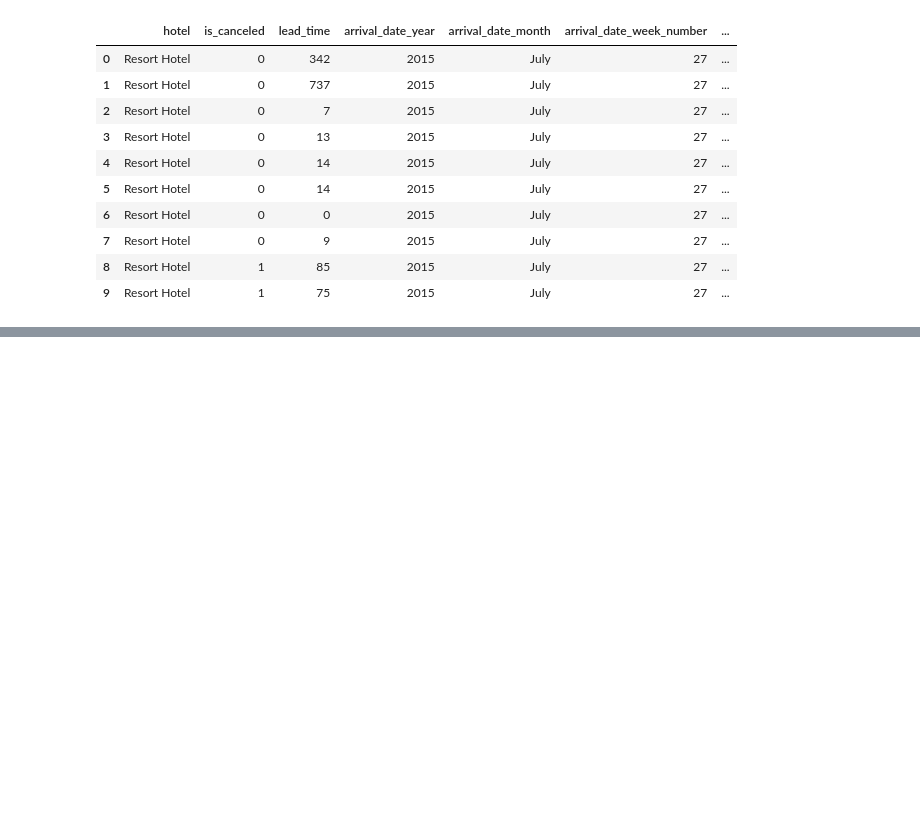
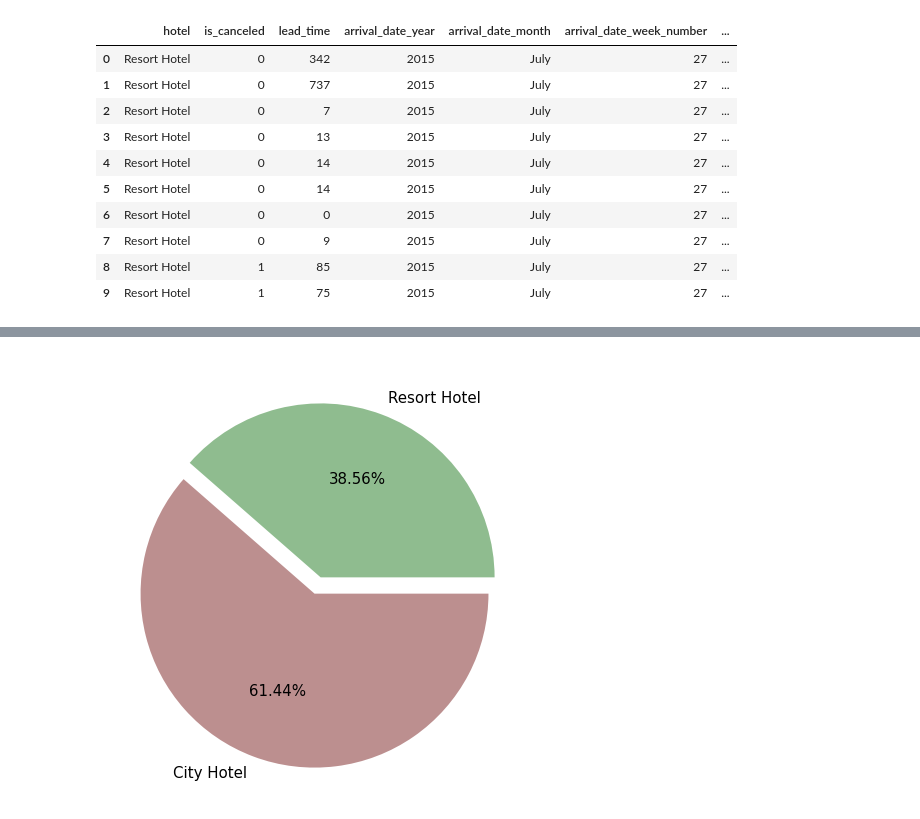
Before and after one commit to yraj1996/hotel_booking_analysis-EDA, a Jupyter notebook: Copy_of_Hotel_Booking_Analysis_Capstone_Project.ipynb, the cells around one changed output, grey strips where cells are left out. Saved outputs shown, nothing was run; the diff lists cells and outputs as text; code cells hidden in the pictures; blank space fills up the shorter version.

```diff
--- a/Copy_of_Hotel_Booking_Analysis_Capstone_Project.ipynb
+++ b/Copy_of_Hotel_Booking_Analysis_Capstone_Project.ipynb
@@ -39,0 +210,8 @@ HB_df.head(10)
+# %%
+#now if we plot pie chart for hotel_type. when cancelation is 0.
+hotel_type=[28927,46084]
+plt.figure(figsize=(8,8))
+plt.pie(hotel_type,labels=('Resort Hotel','City Hotel'),textprops={"fontsize":15},colors=[ 'darkseagreen','rosybrown',],autopct='%2.2f%%',explode=(0,0.1))
+plt.show()
+# %% [output]
+[figure, added]
```
Also changed, not shown: parts of 28 cells of this notebook.
